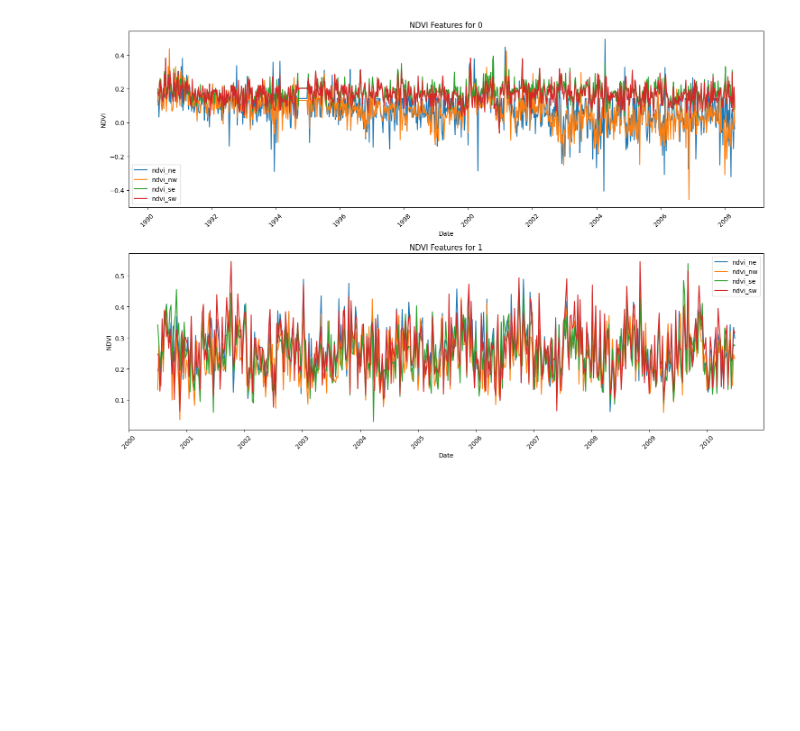
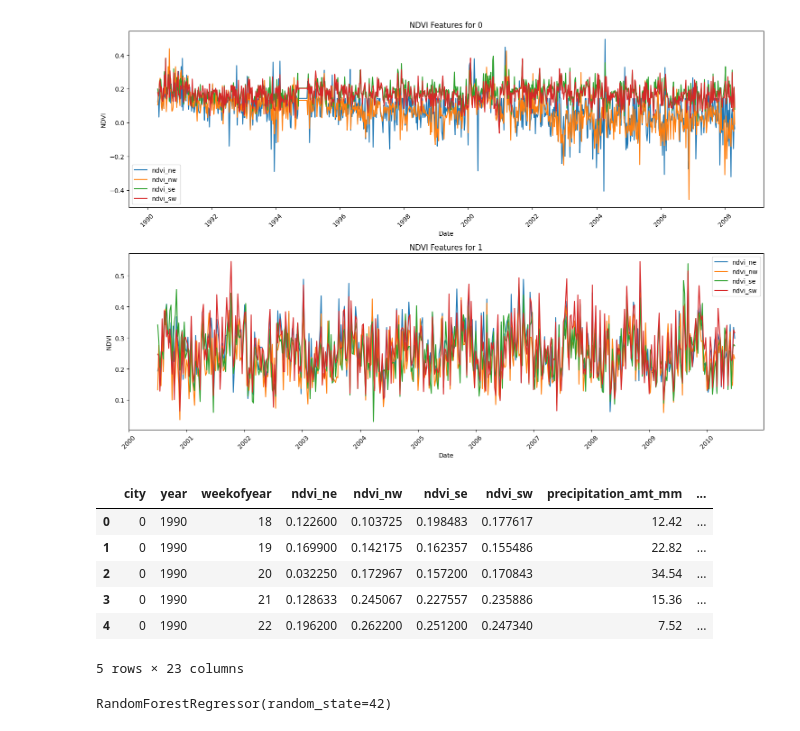
Before and after one commit to LP-cpu1113/dengu_prediction, a Jupyter notebook: test_lp.ipynb, the cells around one changed output. Cells and saved outputs as stored; diff of their text form; code cells hidden in the pictures; blank space fills up the shorter version.

Commit message:
1st model

```diff
--- a/test_lp.ipynb
+++ b/test_lp.ipynb
@@ -256,3 +266,59 @@ plt.tight_layout()
 plt.show()
 # %% [output]
 [figure]
+# %%
+
+
+# train rows
+train_df = df_all[df_all['type'] == 'train']
+
+# test rows
+test_df = df_all[df_all['type'] == 'test']
+
+# target
+y_train = train_df['total_cases']
+
+# training features
+X_train = train_df.drop(columns=['total_cases', 'week_start_date', 'type'])
+
+# competition test features
+X_test = test_df.drop(columns=['total_cases' ,'week_start_date', 'type'])
+
+
+#
+# San Juan
+train_sj = train_df[train_df['city'] == 0]
+
+X_train_sj = train_sj.drop(columns=['total_cases', 'week_start_date', 'type'])
+y_train_sj = train_sj['total_cases']
+X_test_sj = test_df[test_df['city'] == 0]
+X_test_sj = train_sj.drop(columns=['total_cases', 'week_start_date', 'type'])
+
+
+
+# Iquitos
+train_iq = train_df[train_df['city'] == 1]
+
+X_train_iq = train_iq.drop(columns=['total_cases', 'week_start_date', 'type'])
+y_train_iq = train_iq['total_cases']
+# %%
+X_train_sj.head()
+# %% [output]
+|  | city | year | weekofyear | ndvi_ne | ndvi_nw | ndvi_se | ndvi_sw | precipitation_amt_mm | ... |
+| 0 | 0 | 1990 | 18 | 0.122600 | 0.103725 | 0.198483 | 0.177617 | 12.42 | ... |
+| 1 | 0 | 1990 | 19 | 0.169900 | 0.142175 | 0.162357 | 0.155486 | 22.82 | ... |
+| 2 | 0 | 1990 | 20 | 0.032250 | 0.172967 | 0.157200 | 0.170843 | 34.54 | ... |
+| 3 | 0 | 1990 | 21 | 0.128633 | 0.245067 | 0.227557 | 0.235886 | 15.36 | ... |
+| 4 | 0 | 1990 | 22 | 0.196200 | 0.262200 | 0.251200 | 0.247340 | 7.52 | ... |
+5 rows × 23 columns
+# %%
+
+
+from sklearn.ensemble import RandomForestRegressor
+from sklearn.metrics import mean_absolute_error
+# ── Fit ───────────────────────────────────────────────────────────────────────
+
+model = RandomForestRegressor(n_estimators=100, random_state=42)
+model.fit(X_train_sj, y_train_sj)
+# %% [output]
+RandomForestRegressor(random_state=42)
```
Also changed, not shown: parts of 4 cells of this notebook.
